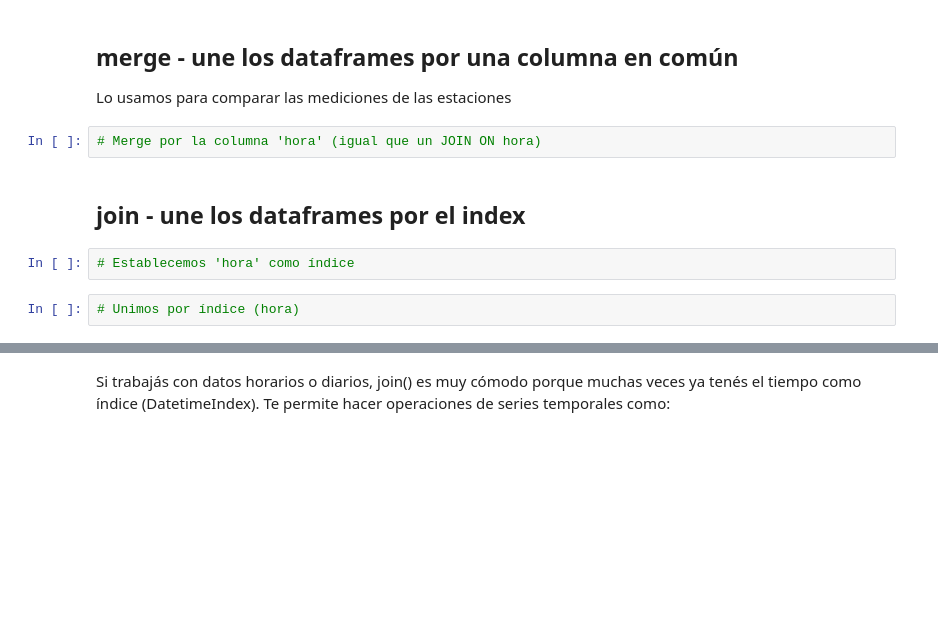
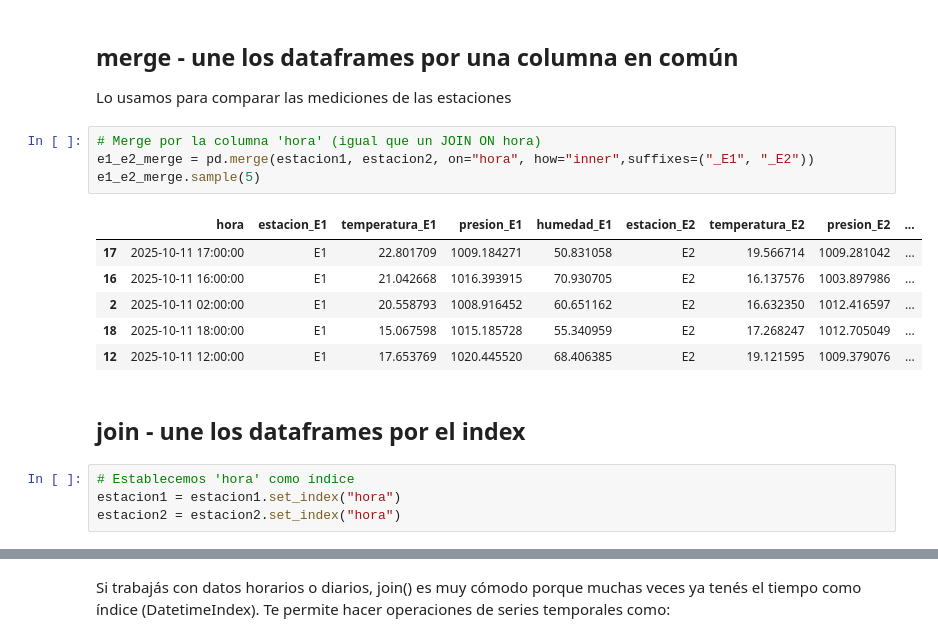
Before and after one commit to GermanStanzione/TT-2C2025-Data-Analitycs-Notebooks, a Jupyter notebook: Clase_8/Mia/Clase_08_NB1_Cat_Merge_Join.ipynb, the cells around one changed output, grey strips where cells are left out. Cells and saved outputs as stored; diff of their text form; blank space fills up the shorter version.

```diff
--- a/Clase_8/Mia/Clase_08_NB1_Cat_Merge_Join.ipynb
+++ b/Clase_8/Mia/Clase_08_NB1_Cat_Merge_Join.ipynb
@@ -65,9 +102,18 @@ Cada dataframe tiene su index, por lo que es buena práctica al usar concat, reg
 Lo usamos para comparar las mediciones de las estaciones
 # %%
 # Merge por la columna 'hora' (igual que un JOIN ON hora)
+e1_e2_merge = pd.merge(estacion1, estacion2, on="hora", how="inner",suffixes=("_E1", "_E2"))
+e1_e2_merge.sample(5)
+# %% [output]
+|  | hora | estacion_E1 | temperatura_E1 | presion_E1 | humedad_E1 | estacion_E2 | temperatura_E2 | presion_E2 | ... |
+| 17 | 2025-10-11 17:00:00 | E1 | 22.801709 | 1009.184271 | 50.831058 | E2 | 19.566714 | 1009.281042 | ... |
+| 16 | 2025-10-11 16:00:00 | E1 | 21.042668 | 1016.393915 | 70.930705 | E2 | 16.137576 | 1003.897986 | ... |
+| 2 | 2025-10-11 02:00:00 | E1 | 20.558793 | 1008.916452 | 60.651162 | E2 | 16.632350 | 1012.416597 | ... |
+| 18 | 2025-10-11 18:00:00 | E1 | 15.067598 | 1015.185728 | 55.340959 | E2 | 17.268247 | 1012.705049 | ... |
+| 12 | 2025-10-11 12:00:00 | E1 | 17.653769 | 1020.445520 | 68.406385 | E2 | 19.121595 | 1009.379076 | ... |
 # %% [markdown]
 ## join - une los dataframes por el index
 # %%
 # Establecemos 'hora' como índice
+estacion1 = estacion1.set_index("hora")
+estacion2 = estacion2.set_index("hora")
-# %%
-# Unimos por índice (hora)
```
Also changed, not shown: parts of 15 cells of this notebook.
